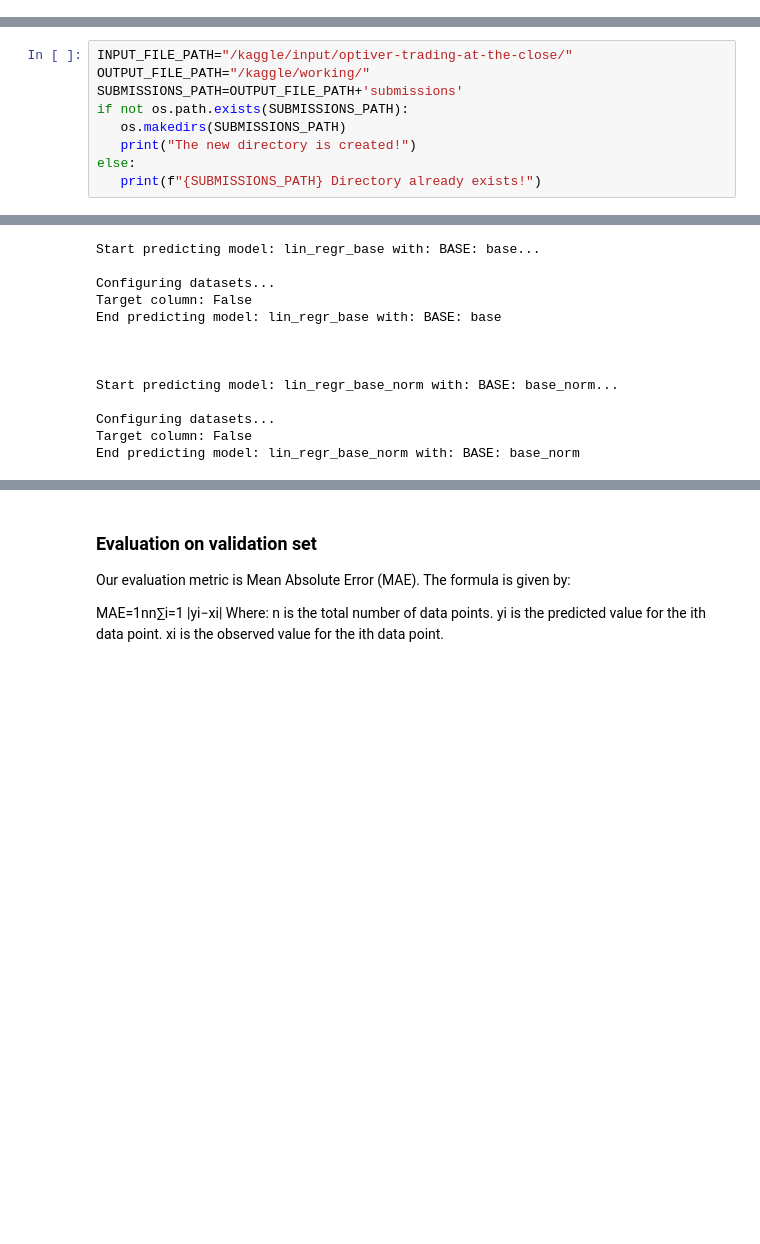
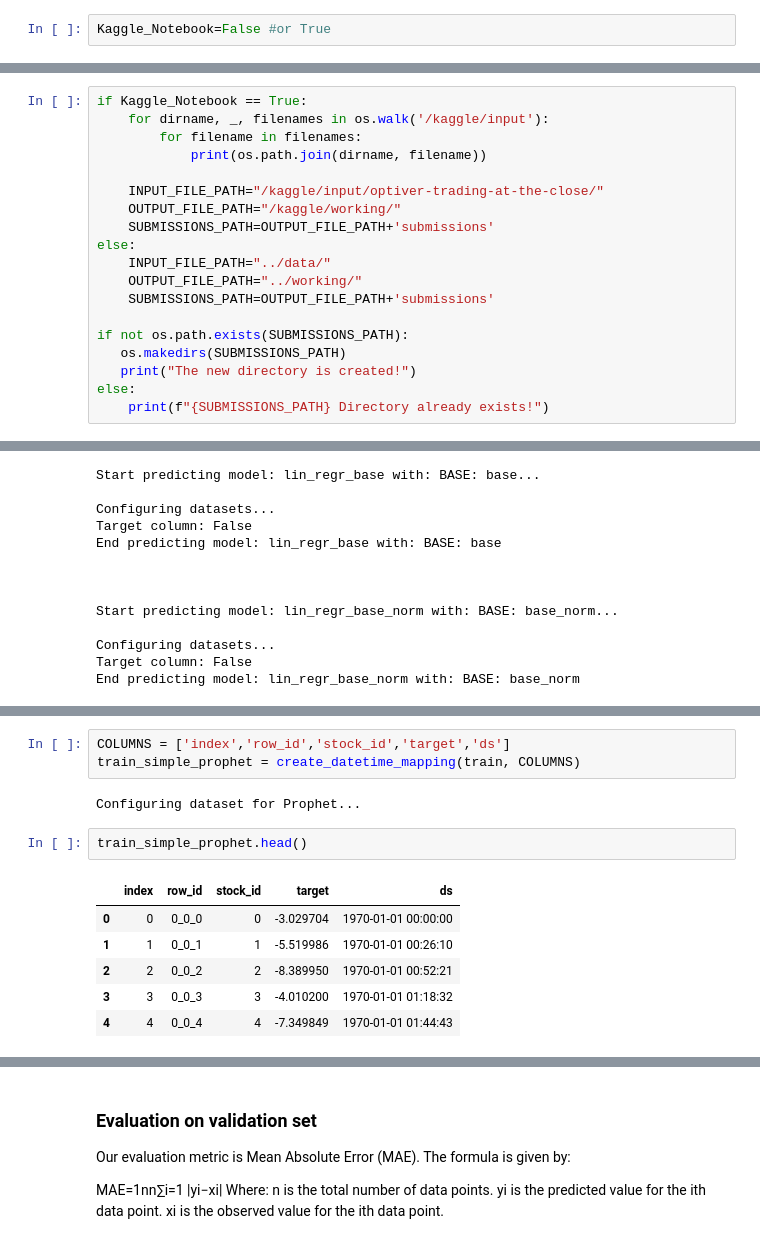
Before and after one commit to LesterJones95/Optiver---Trading-At-The-Close-Introduction, a Jupyter notebook: src/optiver-2023-lester.ipynb, the cells around one changed output, grey strips where cells are left out. Saved outputs shown, nothing was run; the diff lists cells and outputs as text; blank space fills up the shorter version.

```diff
--- a/src/optiver-2023-lester.ipynb
+++ b/src/optiver-2023-lester.ipynb
@@ -7,3 +9,5 @@ Python 3.10.12
+# %%
+Kaggle_Notebook=False #or True
 # %%
 import optiver2023
 env = optiver2023.make_env()
@@ -41,10 +36,20 @@ for dirname, _, filenames in os.walk('/kaggle/input'):
 # %%
-INPUT_FILE_PATH="/kaggle/input/optiver-trading-at-the-close/"
-OUTPUT_FILE_PATH="/kaggle/working/"
-SUBMISSIONS_PATH=OUTPUT_FILE_PATH+'submissions'
+if Kaggle_Notebook == True:
+    for dirname, _, filenames in os.walk('/kaggle/input'):
+        for filename in filenames:
+            print(os.path.join(dirname, filename))
+
+    INPUT_FILE_PATH="/kaggle/input/optiver-trading-at-the-close/"
+    OUTPUT_FILE_PATH="/kaggle/working/"
+    SUBMISSIONS_PATH=OUTPUT_FILE_PATH+'submissions'
+else:
+    INPUT_FILE_PATH="../data/"
+    OUTPUT_FILE_PATH="../working/"
+    SUBMISSIONS_PATH=OUTPUT_FILE_PATH+'submissions'
+
 if not os.path.exists(SUBMISSIONS_PATH):
    os.makedirs(SUBMISSIONS_PATH)
    print("The new directory is created!")
 else:
-   print(f"{SUBMISSIONS_PATH} Directory already exists!")
+    print(f"{SUBMISSIONS_PATH} Directory already exists!")
 # %% [output]
@@ -208,0 +288,14 @@ End predicting model: lin_regr_base_norm with: BASE: base_norm
+# %%
+COLUMNS = ['index','row_id','stock_id','target','ds']
+train_simple_prophet = create_datetime_mapping(train, COLUMNS)
+# %% [output]
+Configuring dataset for Prophet...
+# %%
+train_simple_prophet.head()
+# %% [output]
+|  | index | row_id | stock_id | target | ds |
+| 0 | 0 | 0_0_0 | 0 | -3.029704 | 1970-01-01 00:00:00 |
+| 1 | 1 | 0_0_1 | 1 | -5.519986 | 1970-01-01 00:26:10 |
+| 2 | 2 | 0_0_2 | 2 | -8.389950 | 1970-01-01 00:52:21 |
+| 3 | 3 | 0_0_3 | 3 | -4.010200 | 1970-01-01 01:18:32 |
+| 4 | 4 | 0_0_4 | 4 | -7.349849 | 1970-01-01 01:44:43 |
```
Also changed, not shown: parts of 18 cells of this notebook, 8 other files.
